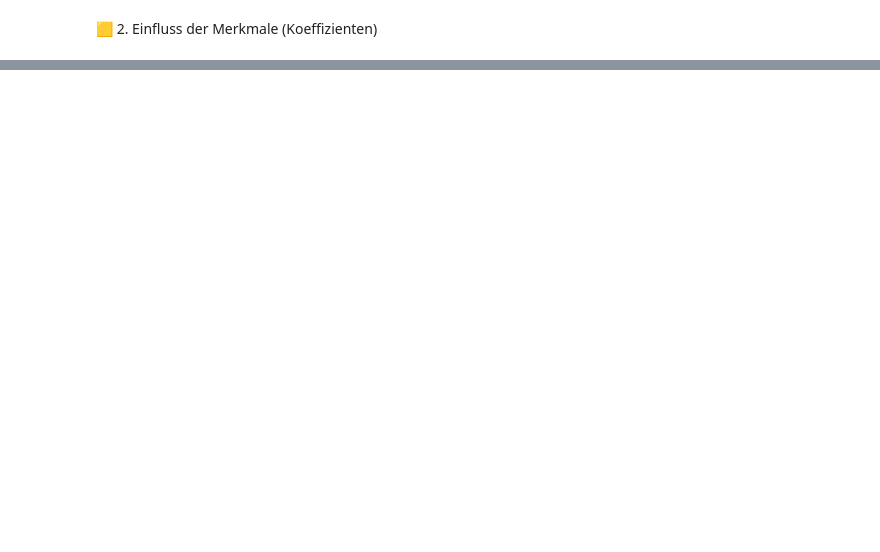
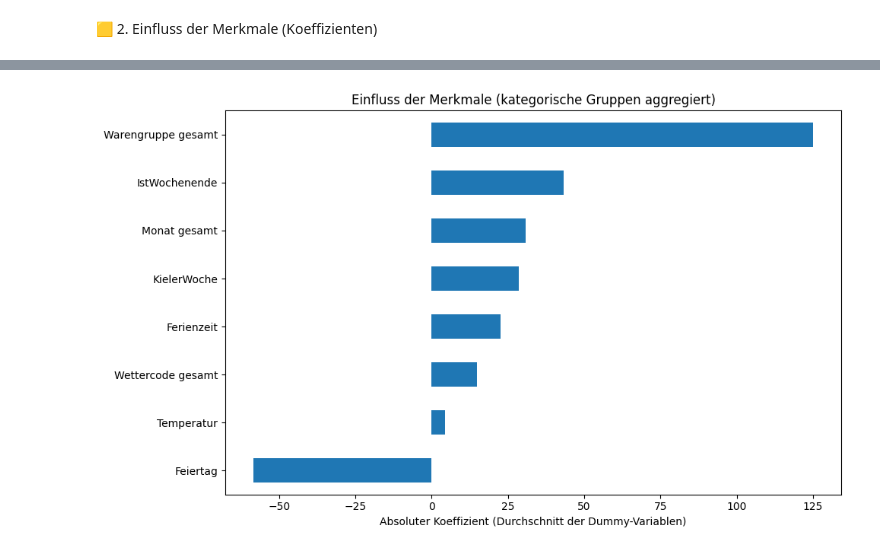
Before and after one commit to BryantHuh/ml_codespace_team4_opencampus, a Jupyter notebook: Notebooks/2_BaselineModel/linear_regression_baseline_kNN(wettercodes).ipynb, the cells around one changed output, grey strips where cells are left out. Drawn from its saved outputs; the diff is of its cells as text; code cells hidden in the pictures; blank space fills up the shorter version.

```diff
--- a/Notebooks/2_BaselineModel/linear_regression_baseline_kNN(wettercodes).ipynb
+++ b/Notebooks/2_BaselineModel/linear_regression_baseline_kNN(wettercodes).ipynb
@@ -331,0 +674,36 @@ plt.show()'''
+# %%
+import matplotlib.pyplot as plt
+import pandas as pd
+
+# Koeffizienten (ohne Intercept)
+coeffs = results.params.drop('const', errors='ignore')
+
+# Gruppen-Features definieren
+gruppen = {
+    'Wettercode': [col for col in coeffs.index if col.startswith('Wettercode_')],
+    'Warengruppe': [col for col in coeffs.index if col.startswith('Warengruppe_')],
+    'Monat': [col for col in coeffs.index if col.startswith('Monat_')]
+}
+
+# Aggregierte Koeffizienten speichern
+agg_coeffs = coeffs.copy()
+
+for gruppe, cols in gruppen.items():
+    if cols:
+        # Durchschnitt des absoluten Einflusses der Dummy-Variablen der Gruppe
+        mean_abs = coeffs[cols].abs().mean()
+        # Entferne einzelne Dummies der Gruppe aus der Übersicht
+        agg_coeffs = agg_coeffs.drop(cols)
+        # Füge aggregierten Wert als neue Zeile hinzu
+        agg_coeffs[gruppe + ' gesamt'] = mean_abs
+
+# Sortieren für bessere Visualisierung
+agg_coeffs = agg_coeffs.sort_values()
+
+# Plot
+agg_coeffs.plot(kind='barh', figsize=(10,6), title='Einfluss der Merkmale (kategorische Gruppen aggregiert)')
+plt.xlabel('Absoluter Koeffizient (Durchschnitt der Dummy-Variablen)')
+plt.tight_layout()
+plt.show()
+# %% [output]
+[figure, added]
```
Also changed, not shown: parts of 21 cells of this notebook, 2 other files.
